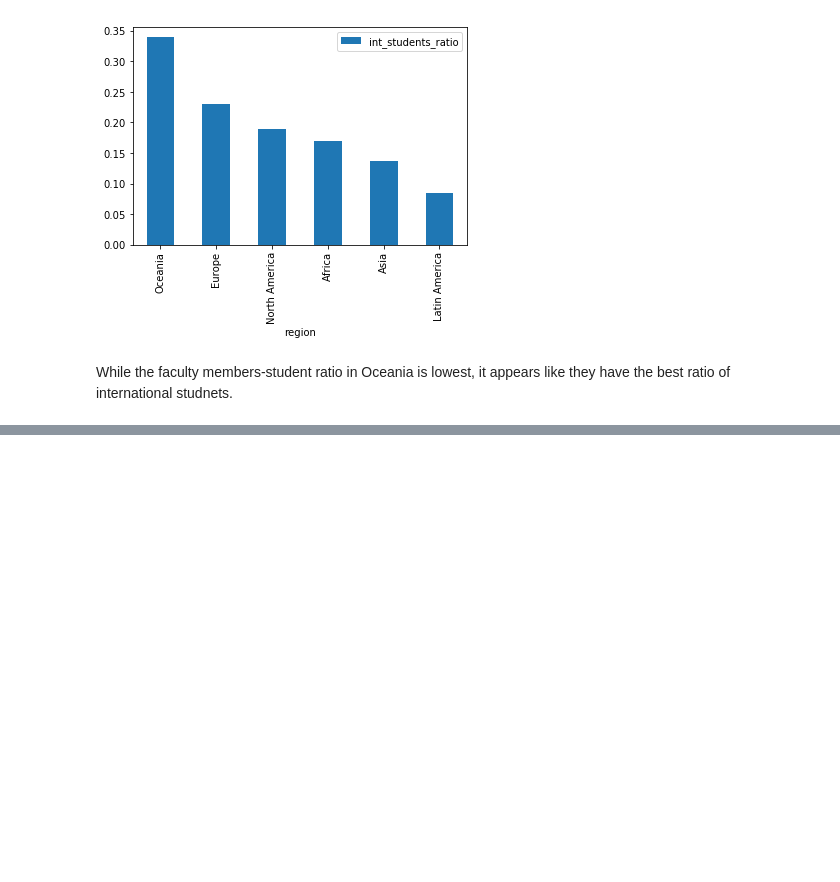
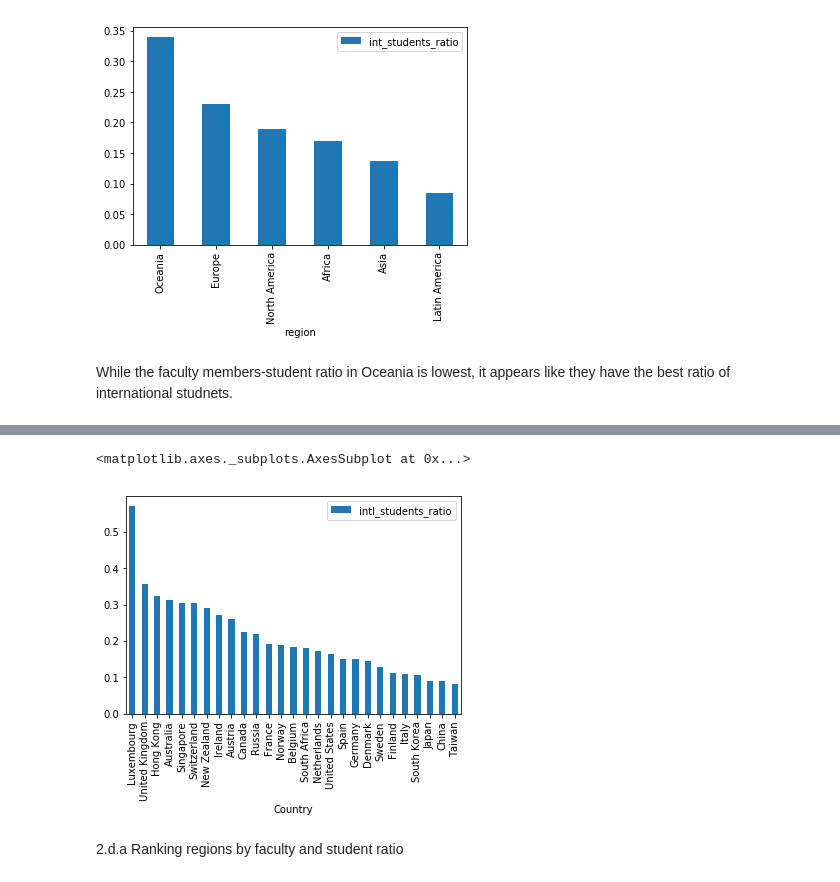
Before and after one commit to antonino-barbera/seanbi, a Jupyter notebook: HW2/Homework 2.ipynb, the cells around one changed output, grey strips where cells are left out. Cells and saved outputs as stored; diff of their text form; code cells hidden in the pictures; blank space fills up the shorter version.

```diff
--- a/HW2/Homework 2.ipynb
+++ b/HW2/Homework 2.ipynb
@@ -214,0 +342,5 @@ While the faculty members-student ratio in Oceania is lowest, it appears like th
+# %%
+by_country = times.groupby('Country').sum().copy()
+times_by_country_ratio2 = by_country.assign(intl_students_ratio = by_country['Students International']/by_country['Students Total']).\
+sort_values('intl_students_ratio', ascending = False)
+times_by_country_ratio2.head()
@@ -214,0 +355,7 @@ While the faculty members-student ratio in Oceania is lowest, it appears like th
+# %%
+times_by_country_ratio2.drop(['FM Total', 'Rank', 'Students International', 'Students Total'], axis=1).plot.bar()
+# %% [output]
+<matplotlib.axes._subplots.AxesSubplot at 0x...>
+[figure, added]
+# %% [markdown]
+2.d.a Ranking regions by faculty and student ratio
```
Also changed, not shown: parts of 18 cells of this notebook, 2 other files.
